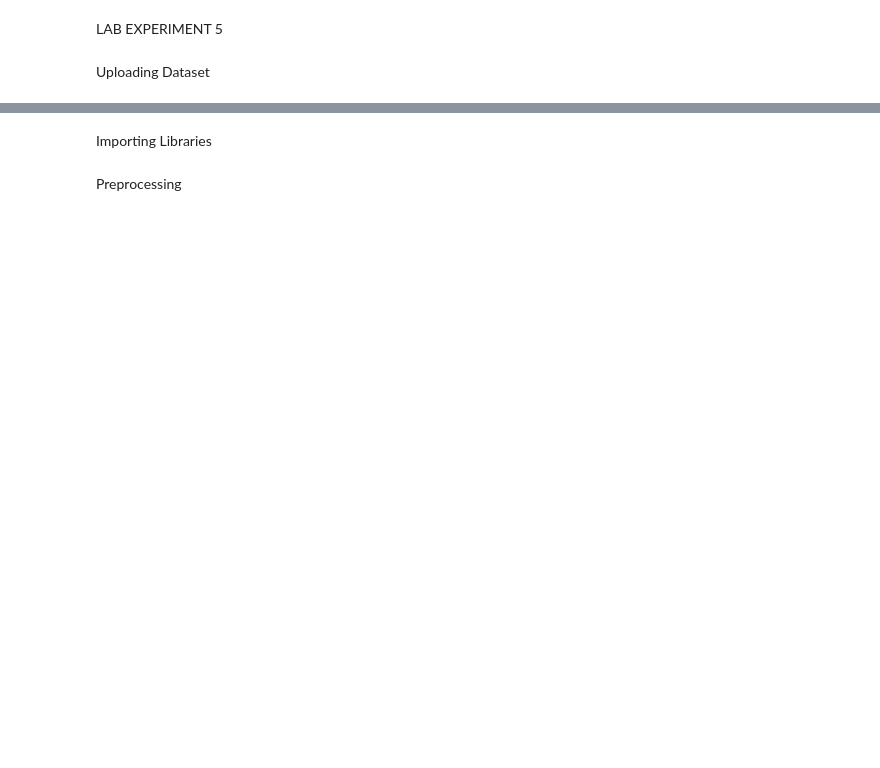
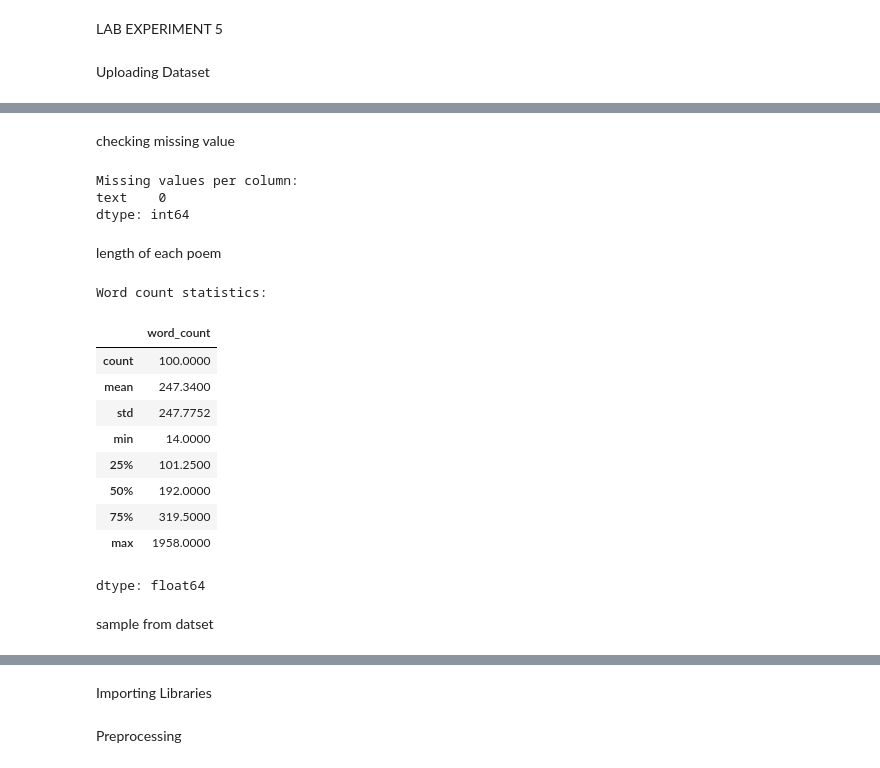
Before and after one commit to Sargam2808/DEEP_LEARNING_LAB, a Jupyter notebook: Dl_lab5.ipynb, the cells around one changed output, grey strips where cells are left out. Cells and saved outputs as stored; diff of their text form; code cells hidden in the pictures; blank space fills up the shorter version.

```diff
--- a/Dl_lab5.ipynb
+++ b/Dl_lab5.ipynb
@@ -63,0 +20,2 @@ I will luve thee sti
+# %%
+pd.set_option("display.max_colwidth", None)
@@ -63,0 +60,29 @@ I will luve thee sti
+# %% [markdown]
+checking missing value
+# %%
+print("Missing values per column:")
+print(df.isnull().sum())
+# %% [output]
+Missing values per column:
+text    0
+dtype: int64
+# %% [markdown]
+length of each poem
+# %%
+df["word_count"] = df["text"].astype(str).apply(lambda x: len(x.split()))
+print("Word count statistics:")
+df["word_count"].describe()
+# %% [output]
+Word count statistics:
+|  | word_count |
+| count | 100.0000 |
+| mean | 247.3400 |
+| std | 247.7752 |
+| min | 14.0000 |
+| 25% | 101.2500 |
+| 50% | 192.0000 |
+| 75% | 319.5000 |
+| max | 1958.0000 |
+dtype: float64
+# %% [markdown]
+sample from datset
```
Also changed, not shown: parts of 34 cells of this notebook.
